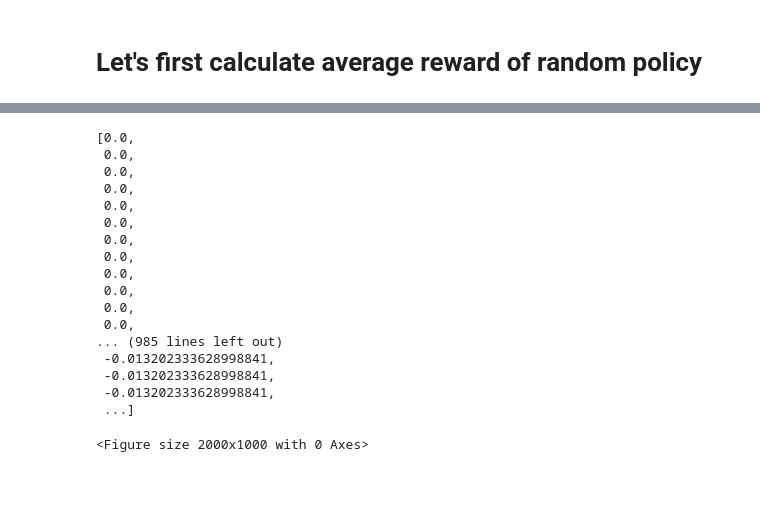
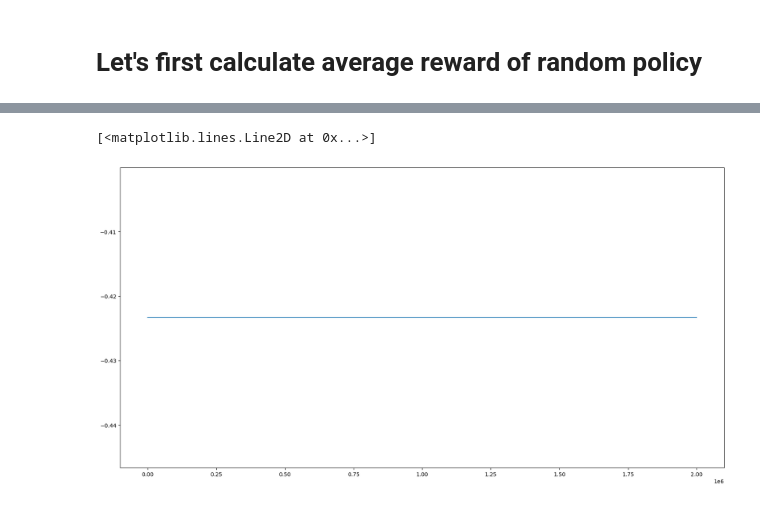
Before and after one commit to gmuthu7/Gridworld, a Jupyter notebook: access_control_queue.ipynb, the cells around one changed output, grey strips where cells are left out. Saved outputs shown, nothing was run; the diff lists cells and outputs as text; code cells hidden in the pictures.

```diff
--- a/access_control_queue.ipynb
+++ b/access_control_queue.ipynb
@@ -148,22 +153,6 @@ plt.plot(track_rbar)
 # %%
 plt.figure(figsize=(20,10))
-track_q
+plt.plot(track_q)
 # %% [output]
-[0.0,
- 0.0,
- 0.0,
- 0.0,
- 0.0,
- 0.0,
- 0.0,
- 0.0,
- 0.0,
- 0.0,
- 0.0,
- 0.0,
-... (985 lines left out)
- -0.013202333628998841,
- -0.013202333628998841,
- -0.013202333628998841,
- ...]
+[<matplotlib.lines.Line2D at 0x...>]
-<Figure size 2000x1000 with 0 Axes>
+[figure, added]
```
Also changed, not shown: parts of 10 cells of this notebook.
